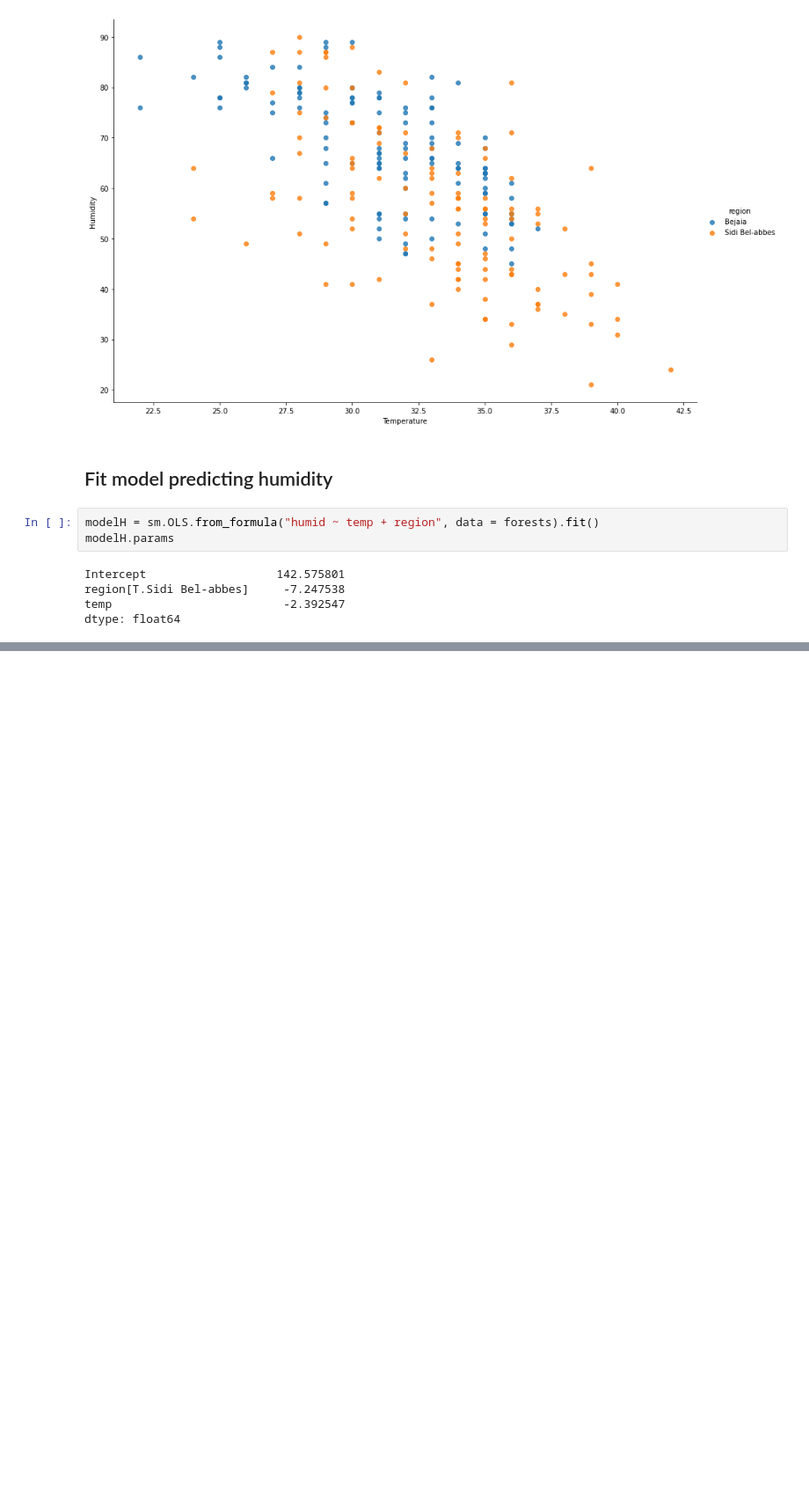
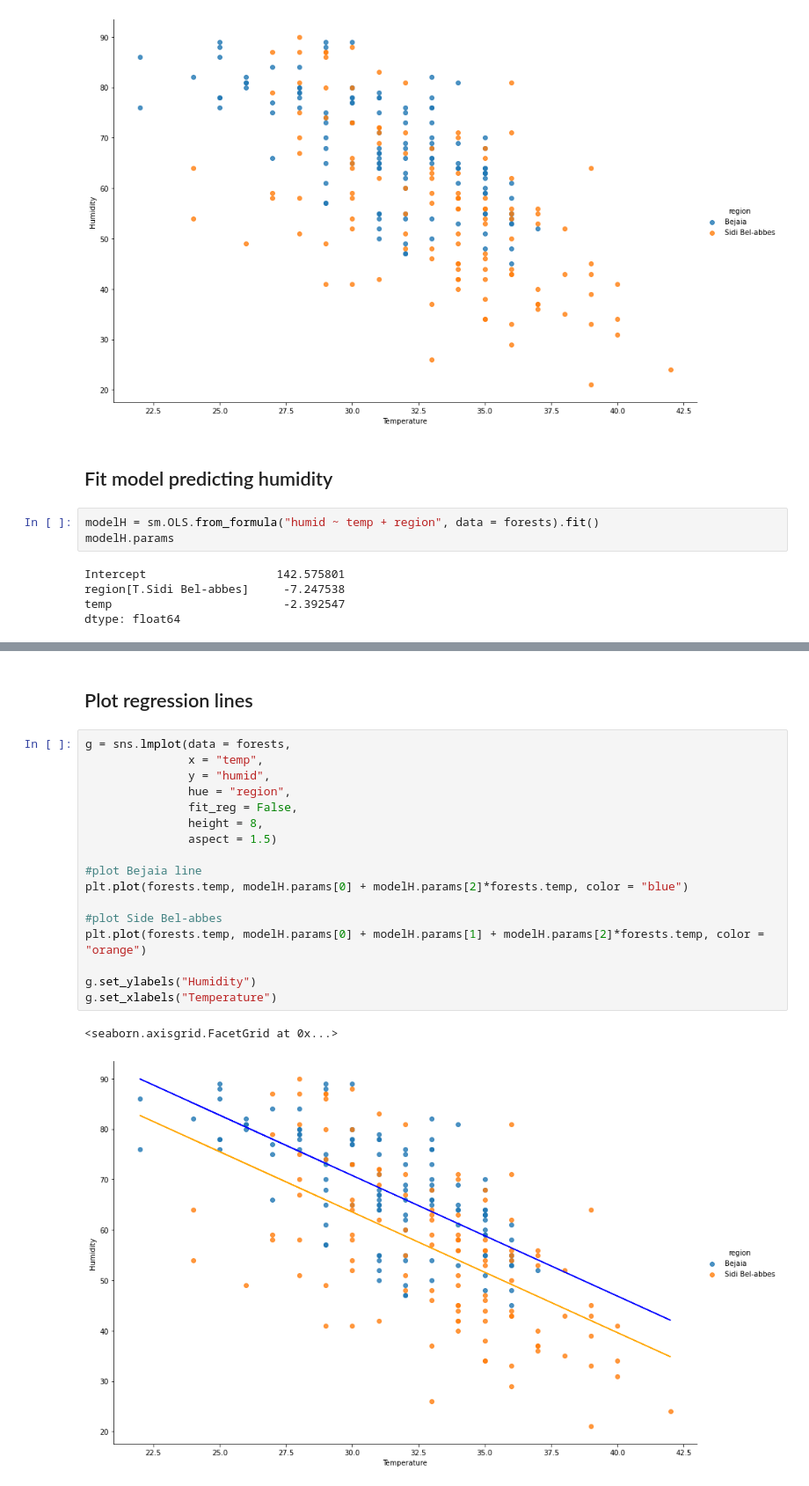
Before and after one commit to QuantumDilemma/Algerian-Forest-Fires, a Jupyter notebook: Multiple Linear Regression - Algerian Forest Fires.ipynb, the cells around one changed output, grey strips where cells are left out. Shown at 88% size. Drawn from its saved outputs; the diff is of its cells as text; blank space fills up the shorter version.

```diff
--- a/Multiple Linear Regression - Algerian Forest Fires.ipynb
+++ b/Multiple Linear Regression - Algerian Forest Fires.ipynb
@@ -62,0 +78,22 @@ These regions have the same negative gradient but different intercepts, suggesti
+# %% [markdown]
+## Plot regression lines
+# %%
+g = sns.lmplot(data = forests,
+               x = "temp",
+               y = "humid",
+               hue = "region",
+               fit_reg = False,
+               height = 8,
+               aspect = 1.5)
+
+#plot Bejaia line
+plt.plot(forests.temp, modelH.params[0] + modelH.params[2]*forests.temp, color = "blue")
+
+#plot Side Bel-abbes
+plt.plot(forests.temp, modelH.params[0] + modelH.params[1] + modelH.params[2]*forests.temp, color = "orange")
+
+g.set_ylabels("Humidity")
+g.set_xlabels("Temperature")
+# %% [output]
+<seaborn.axisgrid.FacetGrid at 0x...>
+[figure, added]
```
Also changed, not shown: parts of 16 cells of this notebook.
